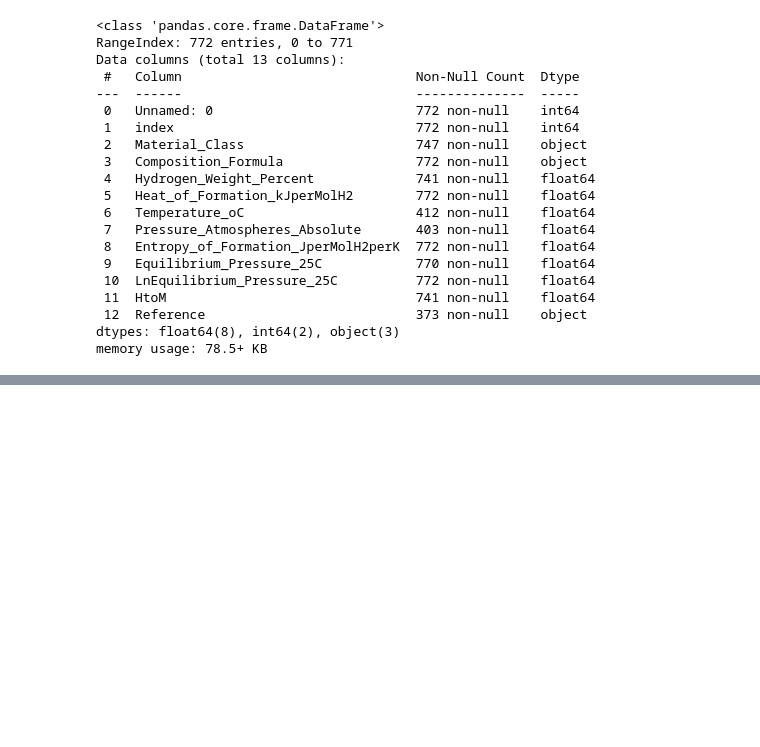
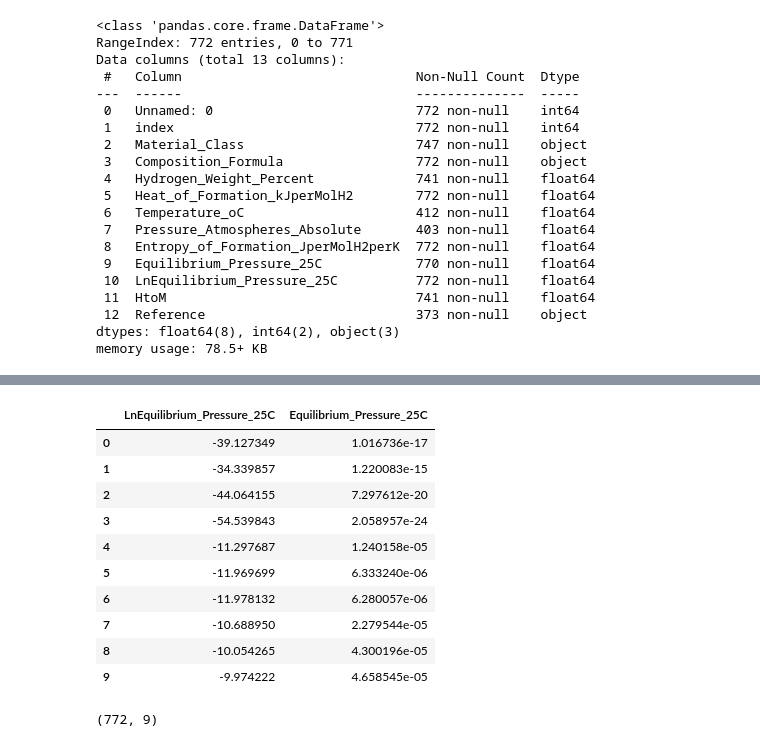
Before and after one commit to giulia-balducci/hydride-property-prediction, a Jupyter notebook: notebooks/02_eda.ipynb, the cells around one changed output, grey strips where cells are left out. Saved outputs shown, nothing was run; the diff lists cells and outputs as text; code cells hidden in the pictures; blank space fills up the shorter version.

```diff
--- a/notebooks/02_eda.ipynb
+++ b/notebooks/02_eda.ipynb
@@ -79,0 +96,21 @@ Further, the minimum value of `Temperature_oC` is -78°C, which will be further
+# %%
+df[['LnEquilibrium_Pressure_25C', 'Equilibrium_Pressure_25C']].head(10)
+# %% [output]
+|  | LnEquilibrium_Pressure_25C | Equilibrium_Pressure_25C |
+| 0 | -39.127349 | 1.016736e-17 |
+| 1 | -34.339857 | 1.220083e-15 |
+| 2 | -44.064155 | 7.297612e-20 |
+| 3 | -54.539843 | 2.058957e-24 |
+| 4 | -11.297687 | 1.240158e-05 |
+| 5 | -11.969699 | 6.333240e-06 |
+| 6 | -11.978132 | 6.280057e-06 |
+| 7 | -10.688950 | 2.279544e-05 |
+| 8 | -10.054265 | 4.300196e-05 |
+| 9 | -9.974222 | 4.658545e-05 |
+# %%
+# Dropping 'Equilibrium_Pressure_25C' as 'LnEquilibrium_Pressure_25C' is directly calculated from it
+# 'LnEquilibrium_Pressure_25' has values more interpretable for the human brain
+df = df.drop(columns = ['Equilibrium_Pressure_25C'], axis = 1)
+df.shape
+# %% [output]
+(772, 9)
```
Also changed, not shown: parts of 6 cells of this notebook.
